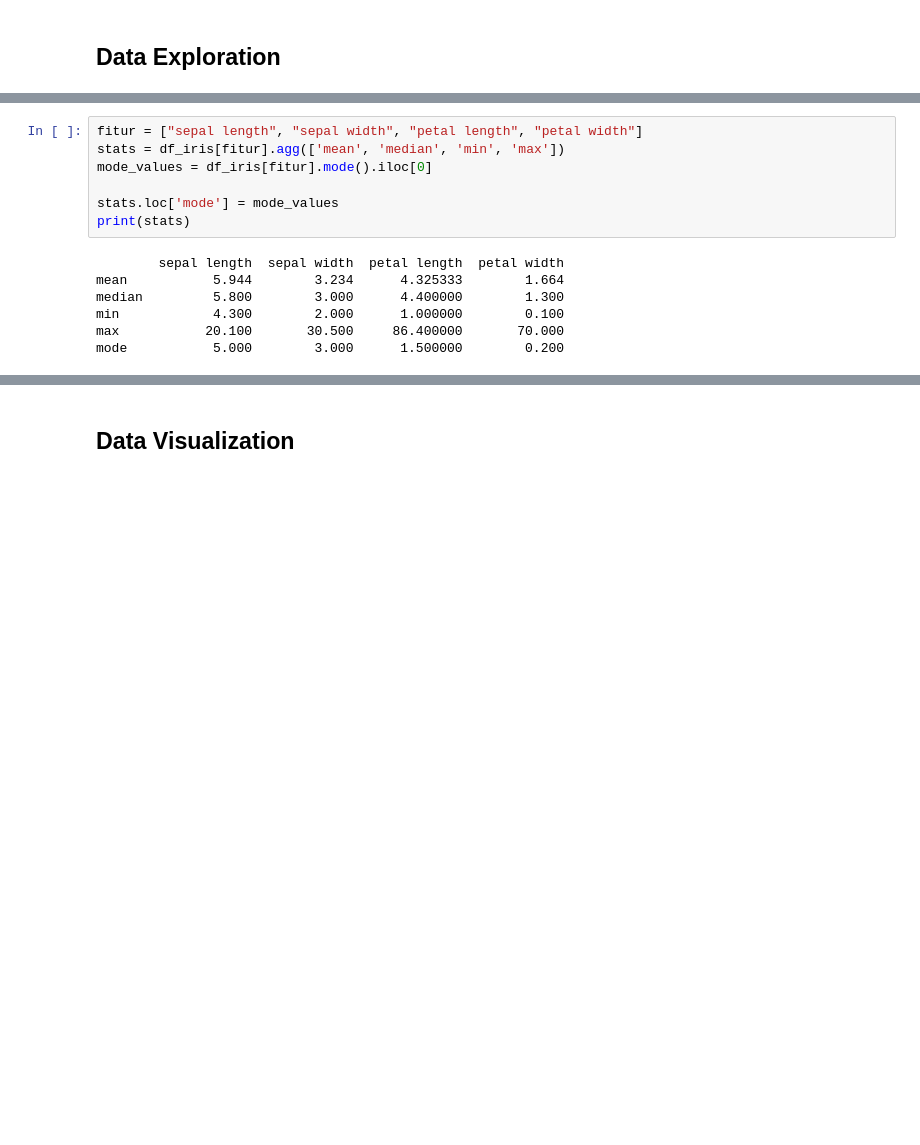
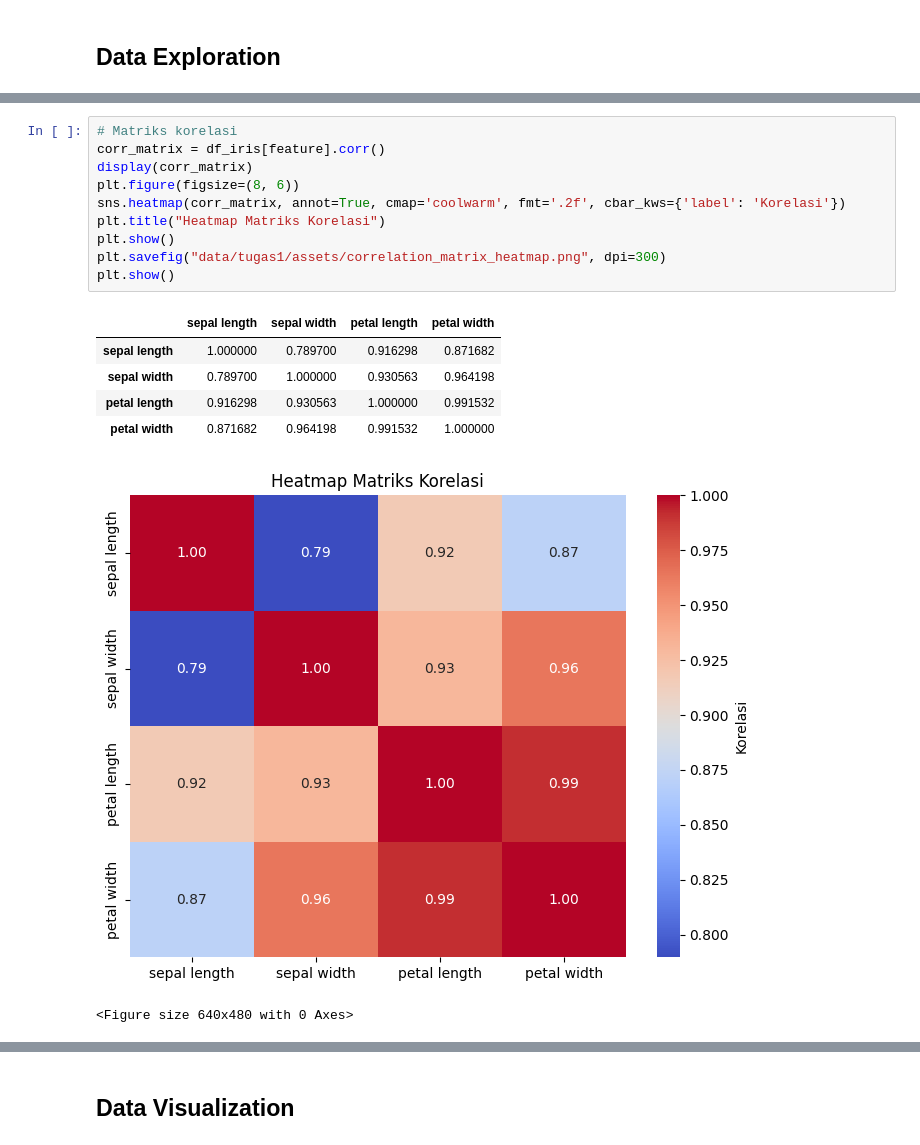
Before and after one commit to rhindottire/Data-Mining, a Jupyter notebook: pendata/Tugas1.ipynb, the cells around one changed output, grey strips where cells are left out. Saved outputs shown, nothing was run; the diff lists cells and outputs as text; blank space fills up the shorter version.

```diff
--- a/pendata/Tugas1.ipynb
+++ b/pendata/Tugas1.ipynb
@@ -328,14 +369,18 @@ Eksplorasi data, adalah langkah awal dalam proses analisis data yang bertujuan u
-# %%
-fitur = ["sepal length", "sepal width", "petal length", "petal width"]
-stats = df_iris[fitur].agg(['mean', 'median', 'min', 'max'])
-mode_values = df_iris[fitur].mode().iloc[0]
-
-stats.loc['mode'] = mode_values
-print(stats)
-# %% [output]
-        sepal length  sepal width  petal length  petal width
-mean           5.944        3.234      4.325333        1.664
-median         5.800        3.000      4.400000        1.300
-min            4.300        2.000      1.000000        0.100
-max           20.100       30.500     86.400000       70.000
-mode           5.000        3.000      1.500000        0.200
+# %%
+# Matriks korelasi
+corr_matrix = df_iris[feature].corr()
+display(corr_matrix)
+plt.figure(figsize=(8, 6))
+sns.heatmap(corr_matrix, annot=True, cmap='coolwarm', fmt='.2f', cbar_kws={'label': 'Korelasi'})
+plt.title("Heatmap Matriks Korelasi")
+plt.show()
+plt.savefig("data/tugas1/assets/correlation_matrix_heatmap.png", dpi=300)
+plt.show()
+# %% [output]
+|  | sepal length | sepal width | petal length | petal width |
+| sepal length | 1.000000 | 0.789700 | 0.916298 | 0.871682 |
+| sepal width | 0.789700 | 1.000000 | 0.930563 | 0.964198 |
+| petal length | 0.916298 | 0.930563 | 1.000000 | 0.991532 |
+| petal width | 0.871682 | 0.964198 | 0.991532 | 1.000000 |
+[figure, added]
+<Figure size 640x480 with 0 Axes>
```
Also changed, not shown: parts of 47 cells of this notebook, 16 other files.
